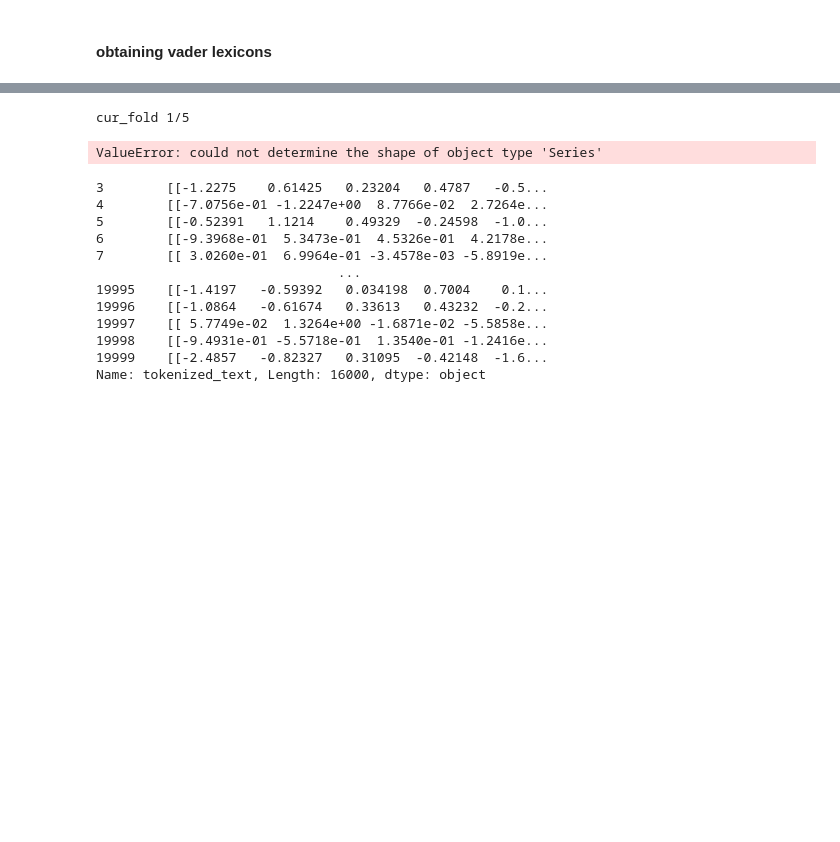
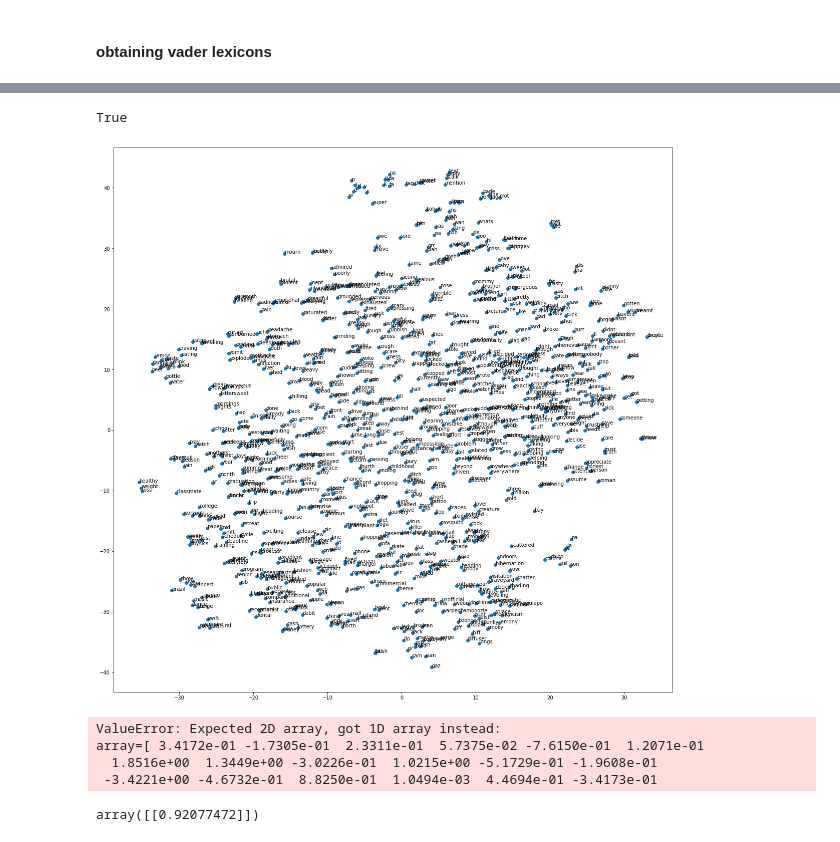
Before and after one commit to edologgerbird/context-capturing-clustering, a Jupyter notebook: final_project.ipynb, the cells around one changed output, grey strips where cells are left out. Cells and saved outputs as stored; diff of their text form; code cells hidden in the pictures; blank space fills up the shorter version.

Commit message:
setting the vector spaces, but still have some bugs to be solved

```diff
--- a/final_project.ipynb
+++ b/final_project.ipynb
@@ -292,10 +296,10 @@ class Point:
         self.polarity = None
 
     def set_centroid(self, centroid):
-        self.centroid = centroid
+        self.closest_centroid = centroid
         return True
 
-    def set_consine_similarity_with_centroid(self, similarity):
+    def set_cosine_similarity_with_centroid(self, similarity):
         self.cosine_similarity_with_centroid = similarity
         return True
 
@@ -351,7 +355,7 @@ class Centroid(Point):
 
     '''
     def __init__(self, word, polarity, model):
-        super.__init__(word, model)
+        super().__init__(word, model)
         self.polarity = polarity
         self.cluster_points = []
 
@@ -363,7 +367,11 @@ class Centroid(Point):
         self.cluster_points.append(point)
         point.set_polarity(self.polarity)
         point.set_centroid(self)
-        point.set_set_consine_similarity_with_centroid(similarity)
+        point.set_consine_similarity_with_centroid(similarity)
+        return True
+
+    def remove_point_from_cluster(self, point):
+        self.cluster_points.remove(point)
         return True
 
     def update_vector_location(self):
@@ -558,0 +586,3 @@ def cal_polarity_of_tweet(cleaned_text, vector_space):
+# %%
+static_simulation = VectorSpace()
+tweets['cleaned_text'].apply(lambda x: static_simulation.tweet_to_vector_space(tweet = x, model=model))
@@ -642,46 +629,19 @@ def dynamic_clustering(X_train, y_train, X_test, y_test):
-# %%
-# cross validation for selecting models
-from sklearn import model_selection
-import torch
-X = tweets['cleaned_text']
-y = tweets.target
-Models = [baseline_model, static_clustering, dynamic_clustering]
-loss_fn = torch.nn.BCELoss()
-K = 5
-iterations = 10 # iterations of re-allocating centroids
-CV = model_selection.KFold(K, shuffle=True)
-train_errors = []
-test_errors = []
-
-for k, (train_index, test_index) in enumerate(CV.split(X,y)):
-    print('cur_fold {0}/{1}'.format(k+1,K))
-    X_train = torch.Tensor(X[train_index])
-    y_train = torch.Tensor(y[train_index])
-    X_test = torch.Tensor(X[test_index] )
-    y_test = torch.Tensor(y[test_index] )
-    for individual_model in Models:
-        # print('cur model being tested {0}'.format(i))
-        test_error, final_train_loss = individual_model(X_train, y_train, X_test, y_test)
-        # print(test_error)
-        test_error = test_error.detach().numpy()
-        test_errors.append(test_error)
-        train_errors.append(final_train_loss)
-# %% [output]
-cur_fold 1/5
-ValueError: could not determine the shape of object type 'Series'
-# %%
-x = tweets['tokenized_text']
-x[train_index]
-# %% [output]
-3        [[-1.2275    0.61425   0.23204   0.4787   -0.5...
-4        [[-7.0756e-01 -1.2247e+00  8.7766e-02  2.7264e...
-5        [[-0.52391   1.1214    0.49329  -0.24598  -1.0...
-6        [[-9.3968e-01  5.3473e-01  4.5326e-01  4.2178e...
-7        [[ 3.0260e-01  6.9964e-01 -3.4578e-03 -5.8919e...
-                               ...
-19995    [[-1.4197   -0.59392   0.034198  0.7004    0.1...
-19996    [[-1.0864   -0.61674   0.33613   0.43232  -0.2...
-19997    [[ 5.7749e-02  1.3264e+00 -1.6871e-02 -5.5858e...
-19998    [[-9.4931e-01 -5.5718e-01  1.3540e-01 -1.2416e...
-19999    [[-2.4857   -0.82327   0.31095  -0.42148  -1.6...
-Name: tokenized_text, Length: 16000, dtype: object
+# %%
+static_simulation.vader_to_vector_space(lexicons = lexicons, model = model)
+# %% [output]
+True
+# %%
+static_simulation.plot_points(n = 1000)
+# %% [output]
+[figure, added]
+# %%
+static_simulation.assign_static_clusters()
+# %% [output]
+ValueError: Expected 2D array, got 1D array instead:
+array=[ 3.4172e-01 -1.7305e-01  2.3311e-01  5.7375e-02 -7.6150e-01  1.2071e-01
+  1.8516e+00  1.3449e+00 -3.0226e-01  1.0215e+00 -5.1729e-01 -1.9608e-01
+ -3.4221e+00 -4.6732e-01  8.8250e-01  1.0494e-03  4.4694e-01 -3.4173e-01
+# %%
+cosine_similarity([[3,1,4]],[[1,0.5,4]])
+# %% [output]
+array([[0.92077472]])
```
Also changed, not shown: parts of 21 cells of this notebook.
